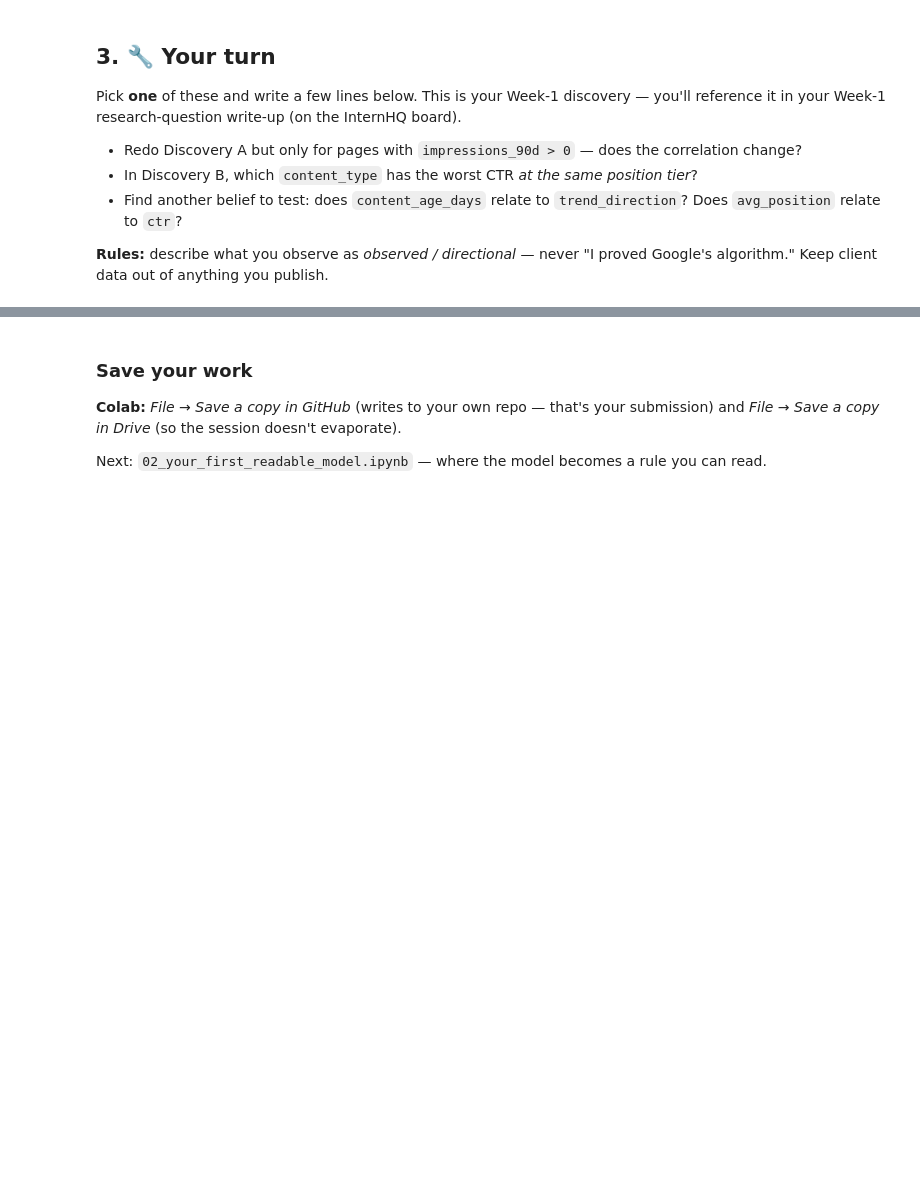
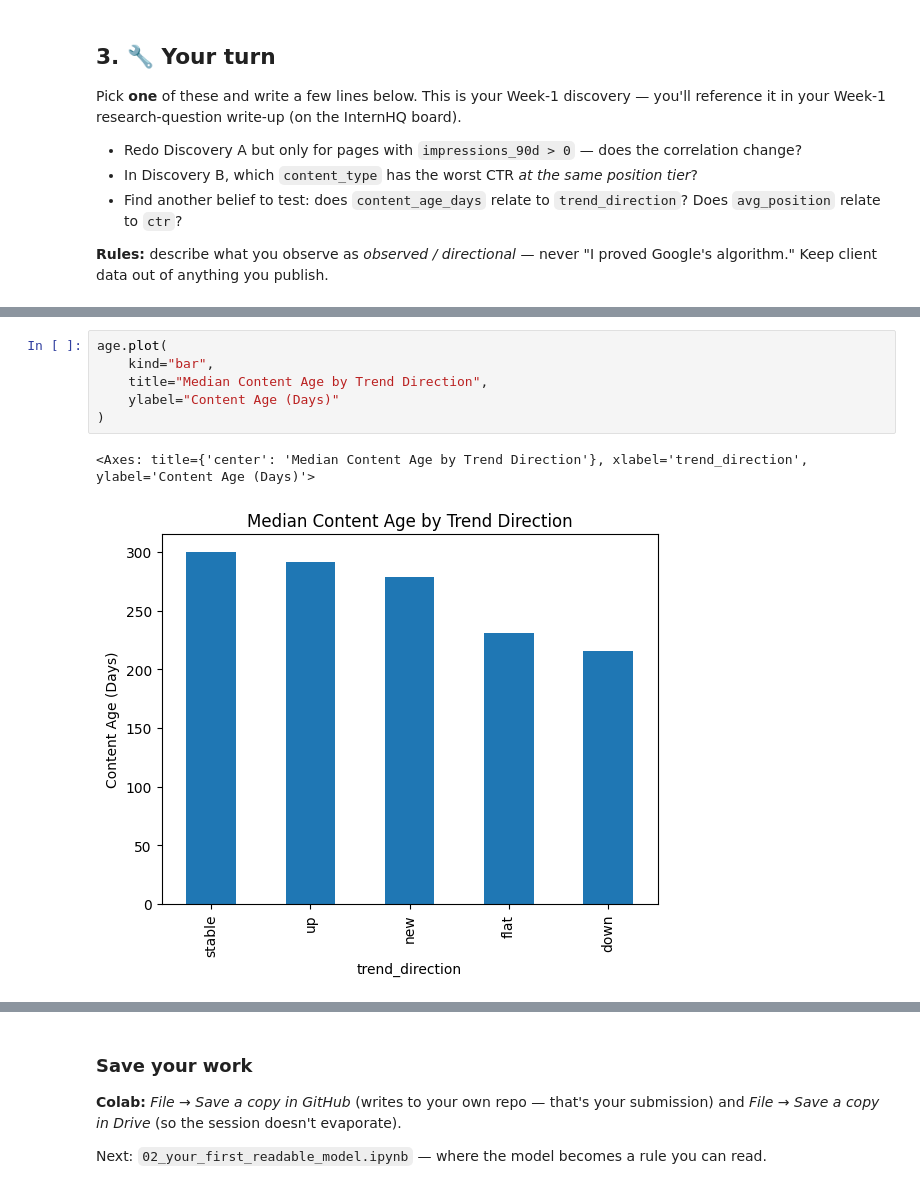
Before and after one commit to Anushka-google/FlyRank_Task1, a Jupyter notebook: notebooks/01_first_look_and_discovery.ipynb, the cells around one changed output, grey strips where cells are left out. Saved outputs shown, nothing was run; the diff lists cells and outputs as text; blank space fills up the shorter version.

```diff
--- a/notebooks/01_first_look_and_discovery.ipynb
+++ b/notebooks/01_first_look_and_discovery.ipynb
@@ -101,0 +224,9 @@ Pick **one** of these and write a few lines below. This is your Week-1 discovery
+# %%
+age.plot(
+    kind="bar",
+    title="Median Content Age by Trend Direction",
+    ylabel="Content Age (Days)"
+)
+# %% [output]
+<Axes: title={'center': 'Median Content Age by Trend Direction'}, xlabel='trend_direction', ylabel='Content Age (Days)'>
+[figure, added]
```
Also changed, not shown: parts of 11 cells of this notebook.
